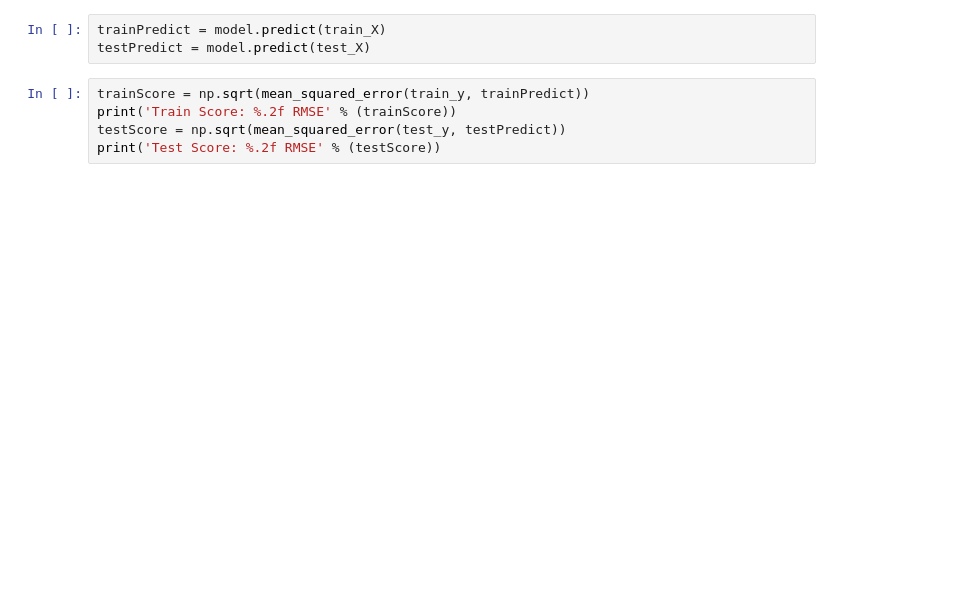
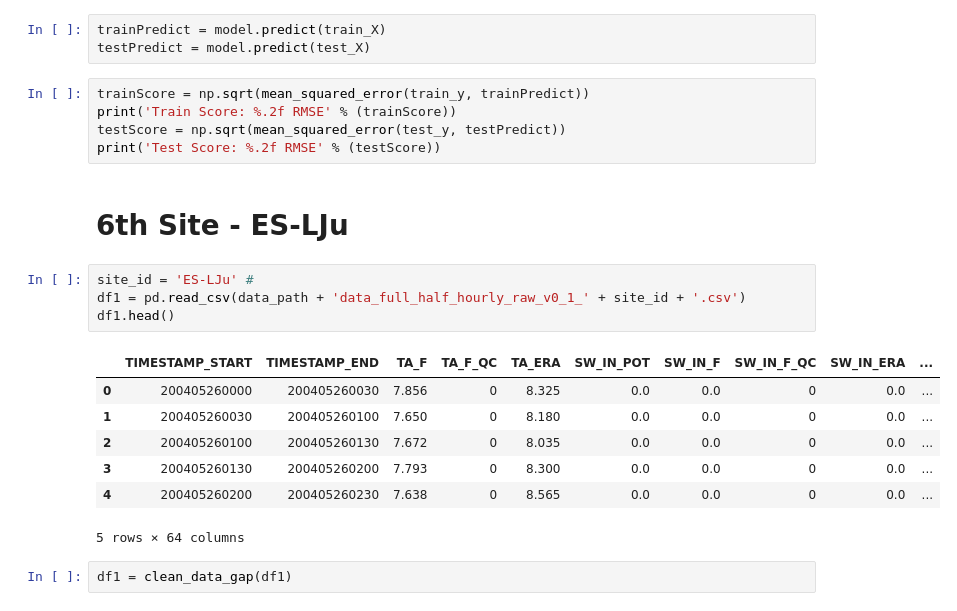
Before and after one commit to pidan-bilibili/dataScience, a Jupyter notebook: LSTM_On_Hourly_Data.ipynb, the cells around one changed output. Saved outputs shown, nothing was run; the diff lists cells and outputs as text; blank space fills up the shorter version.

```diff
--- a/LSTM_On_Hourly_Data.ipynb
+++ b/LSTM_On_Hourly_Data.ipynb
@@ -256,3 +375,19 @@ trainScore = np.sqrt(mean_squared_error(train_y, trainPredict))
 print('Train Score: %.2f RMSE' % (trainScore))
 testScore = np.sqrt(mean_squared_error(test_y, testPredict))
 print('Test Score: %.2f RMSE' % (testScore))
+# %% [markdown]
+# 6th Site - ES-LJu
+# %%
+site_id = 'ES-LJu' #
+df1 = pd.read_csv(data_path + 'data_full_half_hourly_raw_v0_1_' + site_id + '.csv')
+df1.head()
+# %% [output]
+|  | TIMESTAMP_START | TIMESTAMP_END | TA_F | TA_F_QC | TA_ERA | SW_IN_POT | SW_IN_F | SW_IN_F_QC | SW_IN_ERA | ... |
+| 0 | 200405260000 | 200405260030 | 7.856 | 0 | 8.325 | 0.0 | 0.0 | 0 | 0.0 | ... |
+| 1 | 200405260030 | 200405260100 | 7.650 | 0 | 8.180 | 0.0 | 0.0 | 0 | 0.0 | ... |
+| 2 | 200405260100 | 200405260130 | 7.672 | 0 | 8.035 | 0.0 | 0.0 | 0 | 0.0 | ... |
+| 3 | 200405260130 | 200405260200 | 7.793 | 0 | 8.300 | 0.0 | 0.0 | 0 | 0.0 | ... |
+| 4 | 200405260200 | 200405260230 | 7.638 | 0 | 8.565 | 0.0 | 0.0 | 0 | 0.0 | ... |
+5 rows × 64 columns
+# %%
+df1 = clean_data_gap(df1)
```
Also changed, not shown: parts of 27 cells of this notebook, 1 other file.
